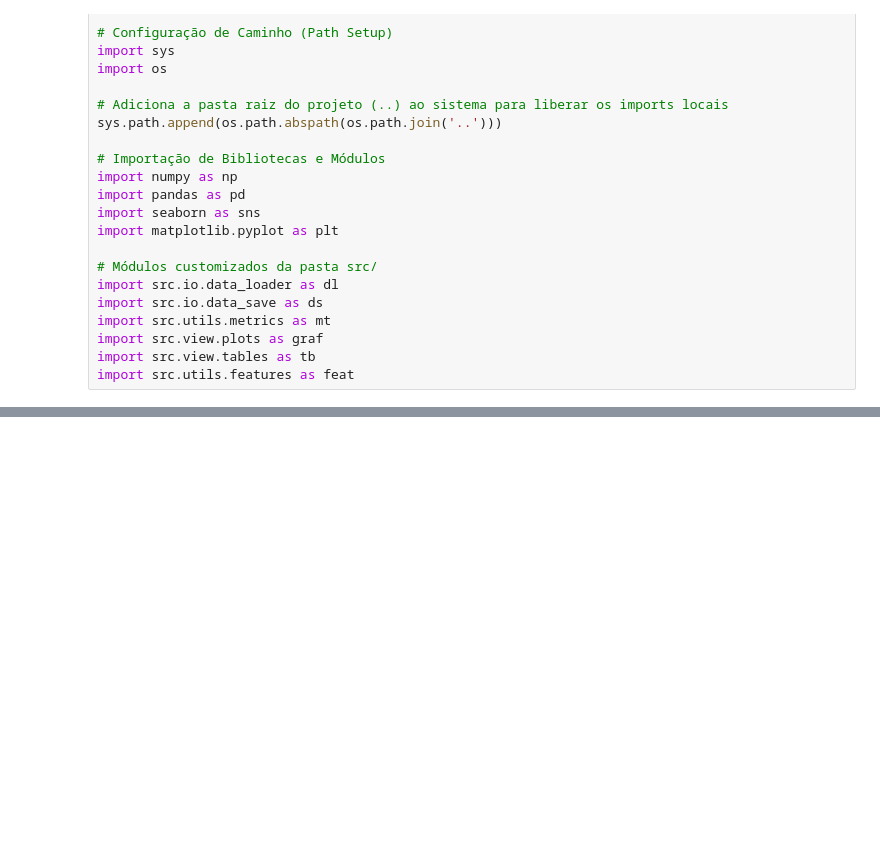
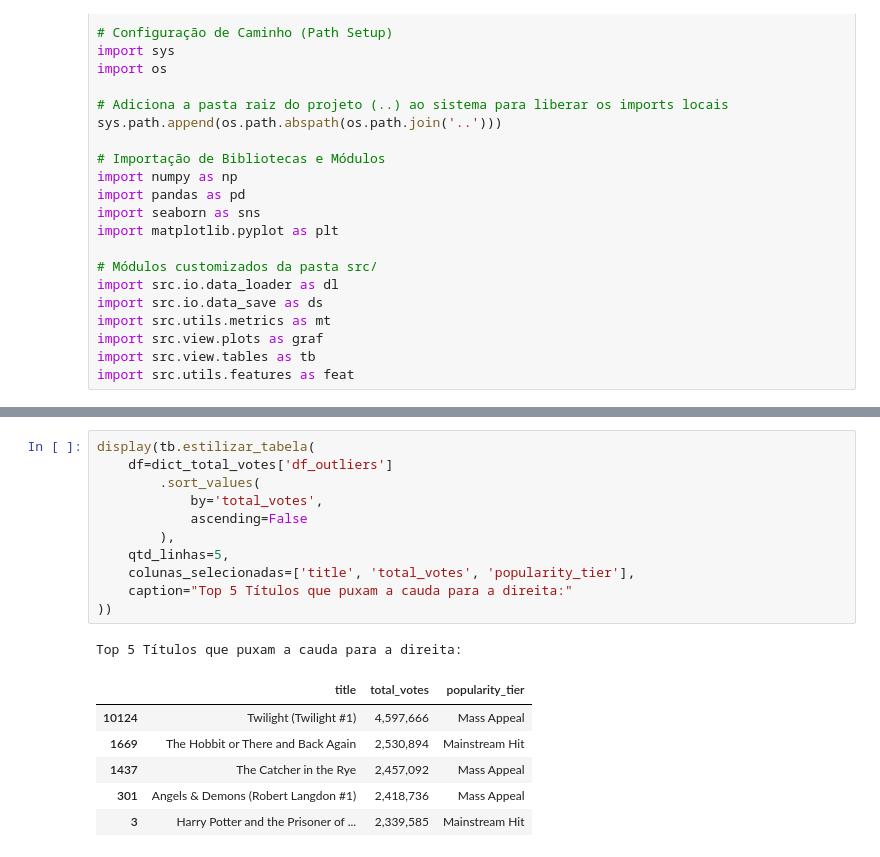
Before and after one commit to AleCecilio/entertainment_industry_performance_analysis, a Jupyter notebook: notebooks/13_feature_engineering_outliers_books.ipynb, the cells around one changed output, grey strips where cells are left out. Saved outputs shown, nothing was run; the diff lists cells and outputs as text; blank space fills up the shorter version.

Commit message:
realização da feature enginnering para livros, inicio da mesma etapa processo para filmes

```diff
--- a/notebooks/13_feature_engineering_outliers_books.ipynb
+++ b/notebooks/13_feature_engineering_outliers_books.ipynb
@@ -36,0 +78,19 @@ import src.utils.features as feat
+# %%
+display(tb.estilizar_tabela(
+    df=dict_total_votes['df_outliers']
+        .sort_values(
+            by='total_votes',
+            ascending=False
+        ),
+    qtd_linhas=5,
+    colunas_selecionadas=['title', 'total_votes', 'popularity_tier'],
+    caption="Top 5 Títulos que puxam a cauda para a direita:"
+))
+# %% [output]
+Top 5 Títulos que puxam a cauda para a direita:
+|  | title | total_votes | popularity_tier |
+| 10124 | Twilight (Twilight #1) | 4,597,666 | Mass Appeal |
+| 1669 | The Hobbit or There and Back Again | 2,530,894 | Mainstream Hit |
+| 1437 | The Catcher in the Rye | 2,457,092 | Mass Appeal |
+| 301 | Angels & Demons (Robert Langdon #1) | 2,418,736 | Mass Appeal |
+| 3 | Harry Potter and the Prisoner of ... | 2,339,585 | Mainstream Hit |
```
Also changed, not shown: parts of 16 cells of this notebook, 12 other files.
